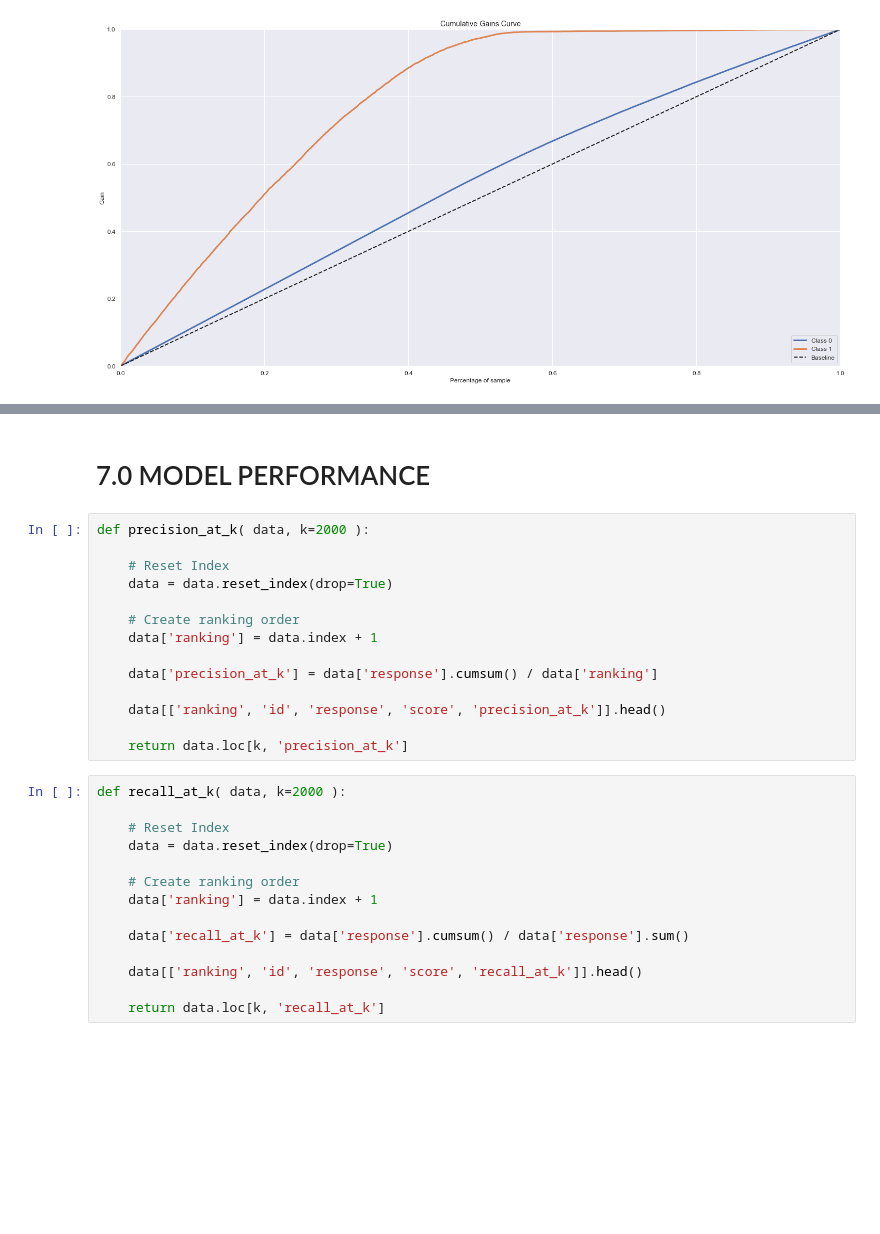
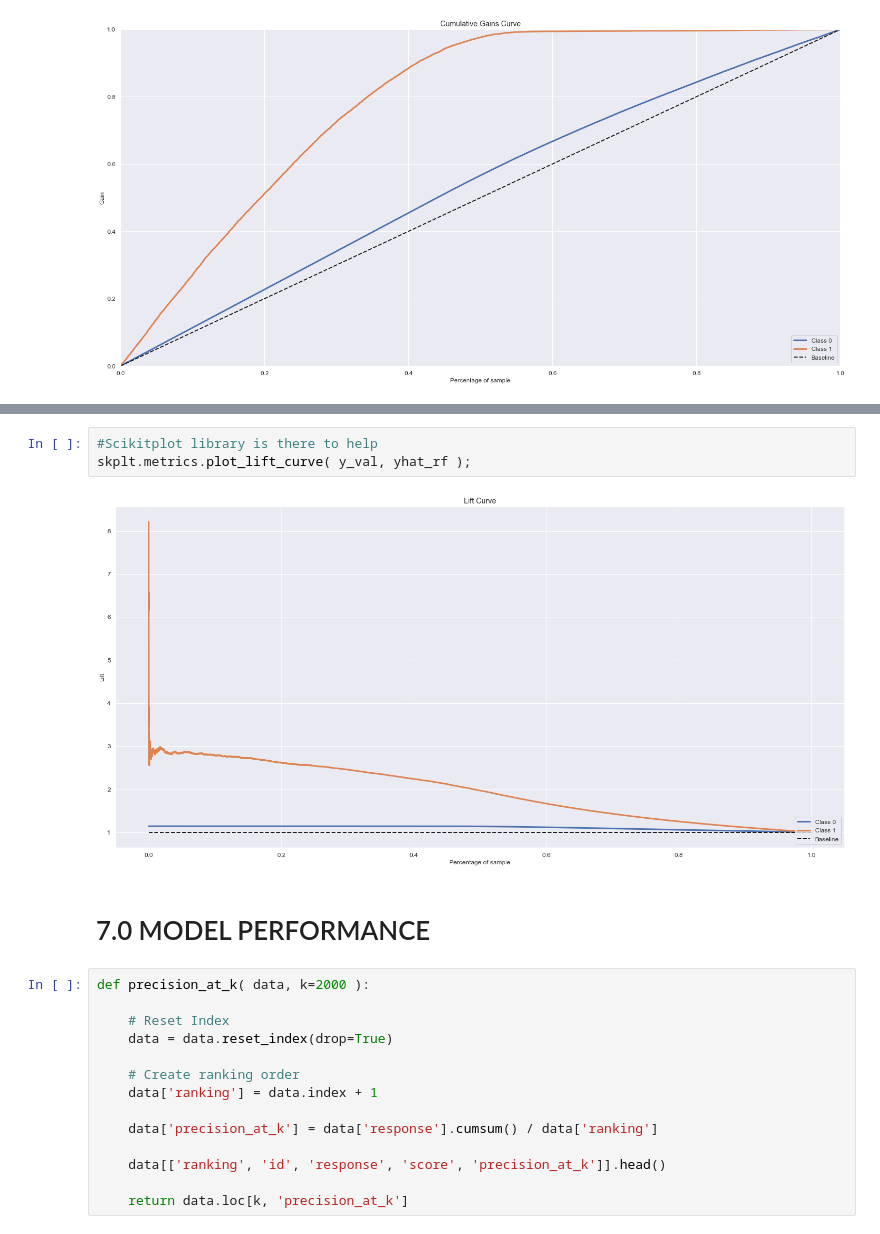
Before and after one commit to pedrocortez09/health_insurance_cross-sell, a Jupyter notebook: notebooks/3.0_phc_health_insurance.ipynb, the cells around one changed output, grey strips where cells are left out. Saved outputs shown, nothing was run; the diff lists cells and outputs as text; blank space fills up the shorter version.

```diff
--- a/notebooks/3.0_phc_health_insurance.ipynb
+++ b/notebooks/3.0_phc_health_insurance.ipynb
@@ -579,30 +604,21 @@ skplt.metrics.plot_lift_curve( y_val, yhat_et );
+# %%
+#Scikitplot library is there to help
+skplt.metrics.plot_lift_curve( y_val, yhat_rf );
+# %% [output]
+[figure, added]
 # %% [markdown]
 # 7.0 MODEL PERFORMANCE
-# %%
-def precision_at_k( data, k=2000 ):
-
-    # Reset Index
-    data = data.reset_index(drop=True)
-
-    # Create ranking order
-    data['ranking'] = data.index + 1
-
-    data['precision_at_k'] = data['response'].cumsum() / data['ranking']
-
-    data[['ranking', 'id', 'response', 'score', 'precision_at_k']].head()
-
-    return data.loc[k, 'precision_at_k']
-# %%
-def recall_at_k( data, k=2000 ):
-
-    # Reset Index
-    data = data.reset_index(drop=True)
-
-    # Create ranking order
-    data['ranking'] = data.index + 1
-
-    data['recall_at_k'] = data['response'].cumsum() / data['response'].sum()
-
-    data[['ranking', 'id', 'response', 'score', 'recall_at_k']].head()
-
-    return data.loc[k, 'recall_at_k']
+# %%
+def precision_at_k( data, k=2000 ):
+
+    # Reset Index
+    data = data.reset_index(drop=True)
+
+    # Create ranking order
+    data['ranking'] = data.index + 1
+
+    data['precision_at_k'] = data['response'].cumsum() / data['ranking']
+
+    data[['ranking', 'id', 'response', 'score', 'precision_at_k']].head()
+
+    return data.loc[k, 'precision_at_k']
```
Also changed, not shown: parts of 28 cells of this notebook, 2 other files.
